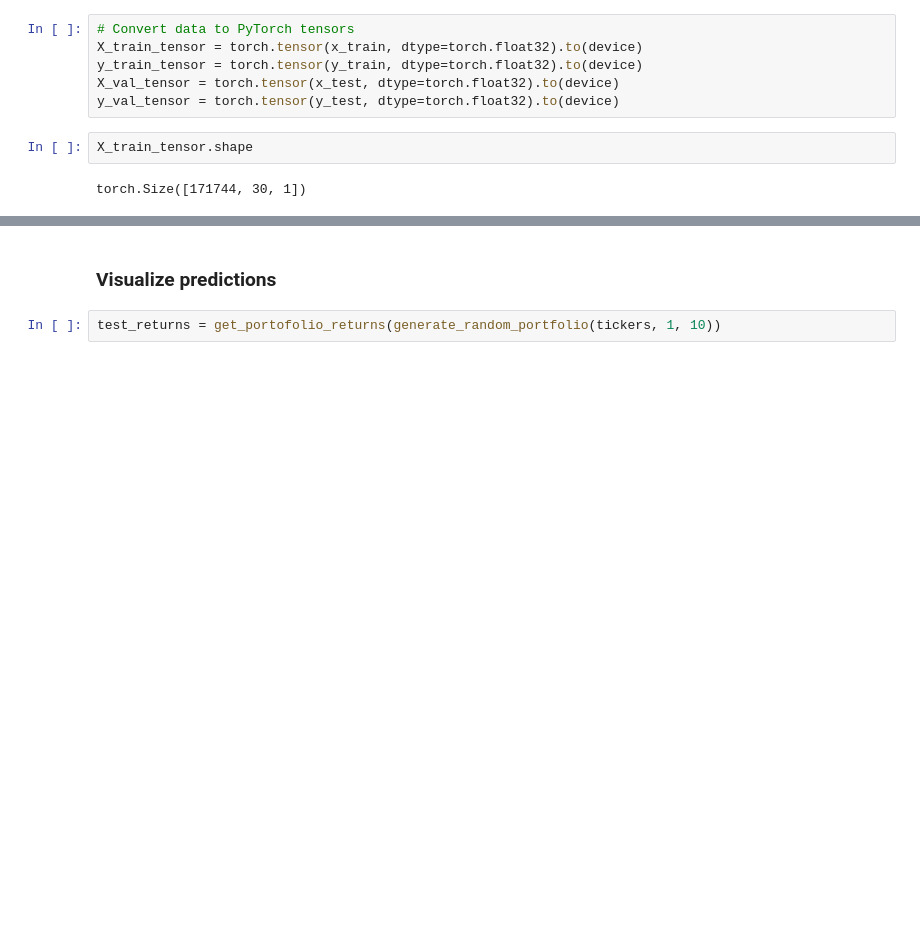
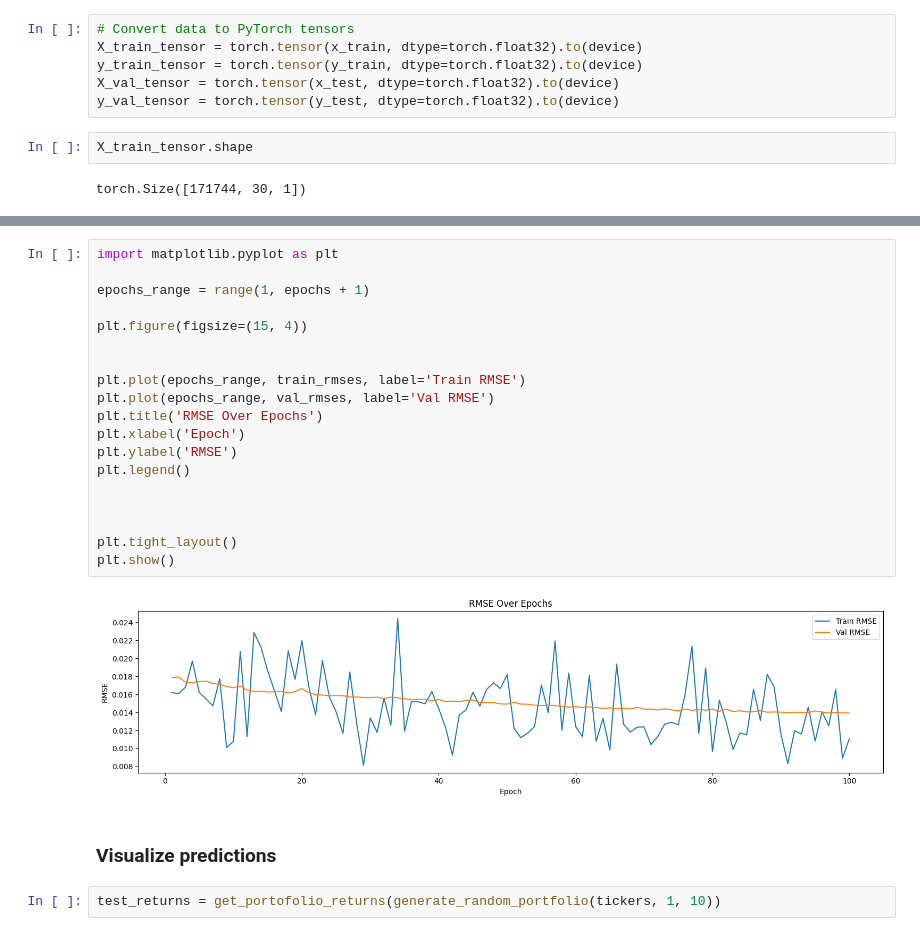
Before and after one commit to mairovitzmario/value-at-risk, a Jupyter notebook: research/model.ipynb, the cells around one changed output, grey strips where cells are left out. Cells and saved outputs as stored; diff of their text form; blank space fills up the shorter version.

```diff
--- a/research/model.ipynb
+++ b/research/model.ipynb
@@ -308,3 +318,24 @@ Epoch 100/100, Loss: 0.0001, RMSE Train: 0.0109, RMSE Val: 0.0134
+# %%
+import matplotlib.pyplot as plt
+
+epochs_range = range(1, epochs + 1)
+
+plt.figure(figsize=(15, 4))
+
+
+plt.plot(epochs_range, train_rmses, label='Train RMSE')
+plt.plot(epochs_range, val_rmses, label='Val RMSE')
+plt.title('RMSE Over Epochs')
+plt.xlabel('Epoch')
+plt.ylabel('RMSE')
+plt.legend()
+
+
+
+plt.tight_layout()
+plt.show()
+# %% [output]
+[figure, added]
 # %% [markdown]
 ### Visualize predictions
 # %%
```
Also changed, not shown: parts of 10 cells of this notebook, 3 other files.
